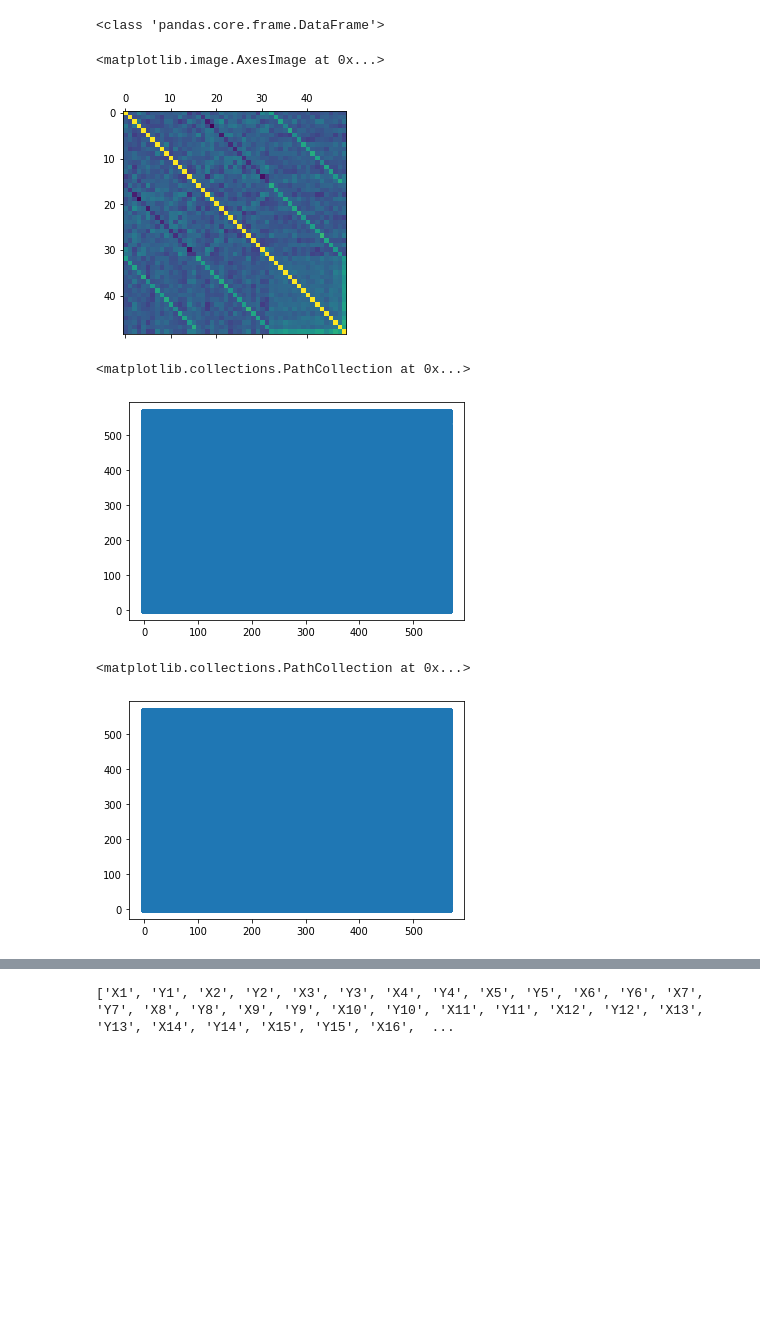
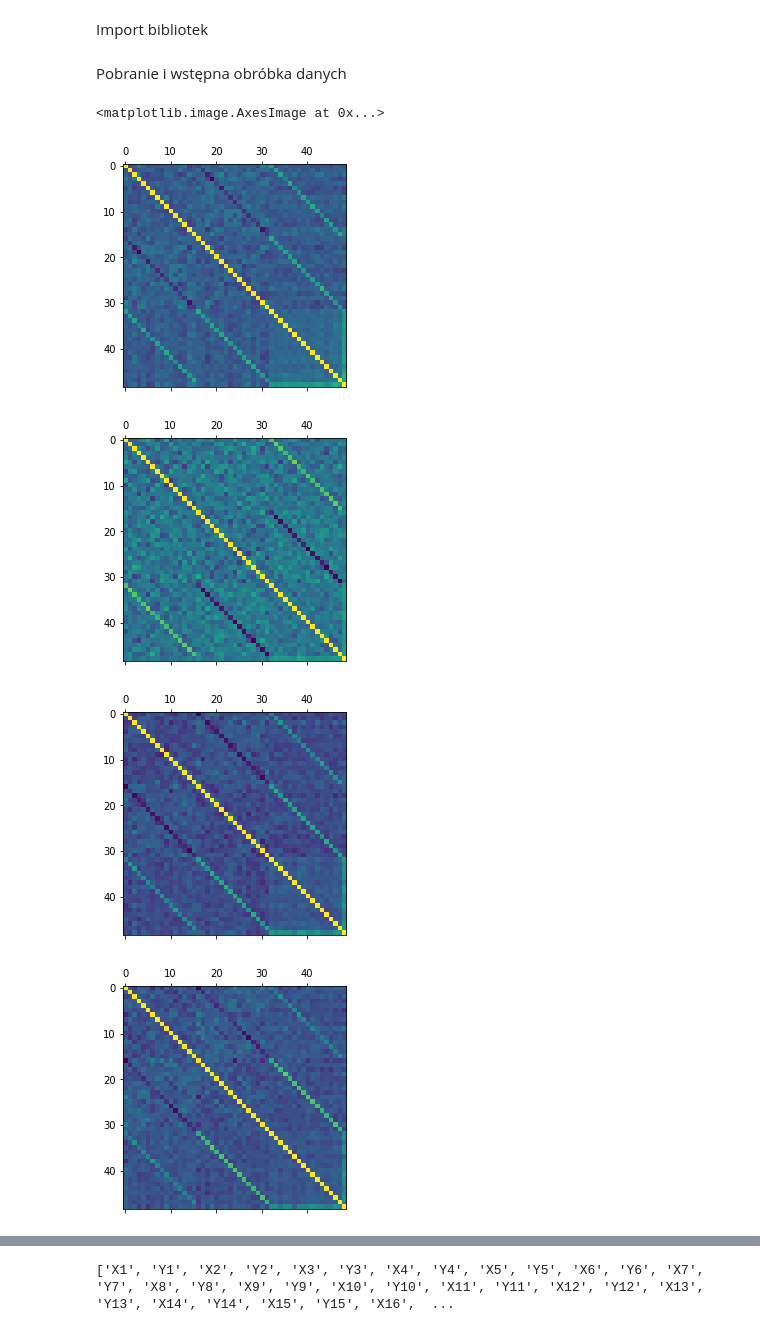
Before and after one commit to Michalinh0/DS2022, a Jupyter notebook: waveenergyconverters.ipynb, the cells around one changed output, grey strips where cells are left out. Saved outputs shown, nothing was run; the diff lists cells and outputs as text; code cells hidden in the pictures; blank space fills up the shorter version.

```diff
--- a/waveenergyconverters.ipynb
+++ b/waveenergyconverters.ipynb
@@ -3,3 +5,5 @@
+# %% [markdown]
+Import bibliotek
 # %%
 import pandas as pd
 import numpy as np
@@ -15,41 +19,41 @@ from sklearn.model_selection import train_test_split
 from sklearn.metrics import mean_squared_error
 from sklearn.preprocessing import PolynomialFeatures
 from sklearn.neural_network import MLPRegressor
+# %% [markdown]
+ Pobranie i wstępna obróbka danych
 # %%
-data_adelaide = pd.read_csv("Adelaide_Data.csv")
-data_sydney = pd.read_csv("Sydney_Data.csv")
-data_perth = pd.read_csv("Perth_Data.csv")
-data_tasmania = pd.read_csv("Tasmania_Data.csv")
+data_adelaide = pd.read_csv("https://raw.githubusercontent.com/Michalinh0/DS2022/main/sources/Adelaide_Data.csv")
+data_sydney = pd.read_csv("https://raw.githubusercontent.com/Michalinh0/DS2022/main/sources/Sydney_Data.csv")
+data_perth = pd.read_csv("https://raw.githubusercontent.com/Michalinh0/DS2022/main/sources/Perth_Data.csv")
+data_tasmania = pd.read_csv("https://raw.githubusercontent.com/Michalinh0/DS2022/main/sources/Tasmania_Data.csv")
 
 strOfNames = []
 
 for i in range (16):
   strOfNames.append("X" + str(i+1))
 for i in range (16):
   strOfNames.append("Y" + str(i+1))
 for i in range (16):
   strOfNames.append("P" + str(i+1))
 strOfNames.append("Total")
 
 data_adelaide.columns = strOfNames
-
-ycolumns = data_adelaide.iloc[:,16:48]
+data_sydney.columns = strOfNames
+data_perth.columns = strOfNames
+data_tasmania.columns = strOfNames
 
 corr = data_adelaide.corr()
-print(type(corr))
+corr2 = data_sydney.corr()
+corr3 = data_perth.corr()
+corr4 = data_tasmania.corr()
 
 plt.matshow(corr)
+plt.matshow(corr2)
+plt.matshow(corr3)
+plt.matshow(corr4)
 # %% [output]
-<class 'pandas.core.frame.DataFrame'>
+<matplotlib.image.AxesImage at 0x...>
-<matplotlib.image.AxesImage at 0x...>
 [figure]
+[figure, added]
+[figure, added]
+[figure, added]
-# %%
-plt.scatter(data_adelaide.iloc[:,0] , data_adelaide.iloc[:,16])
-# %% [output]
-<matplotlib.collections.PathCollection at 0x...>
-[figure, removed]
-# %%
-plt.scatter(data_adelaide.iloc[:,1] , data_adelaide.iloc[:,17])
-# %% [output]
-<matplotlib.collections.PathCollection at 0x...>
-[figure, removed]
```
Also changed, not shown: parts of 30 cells of this notebook.
